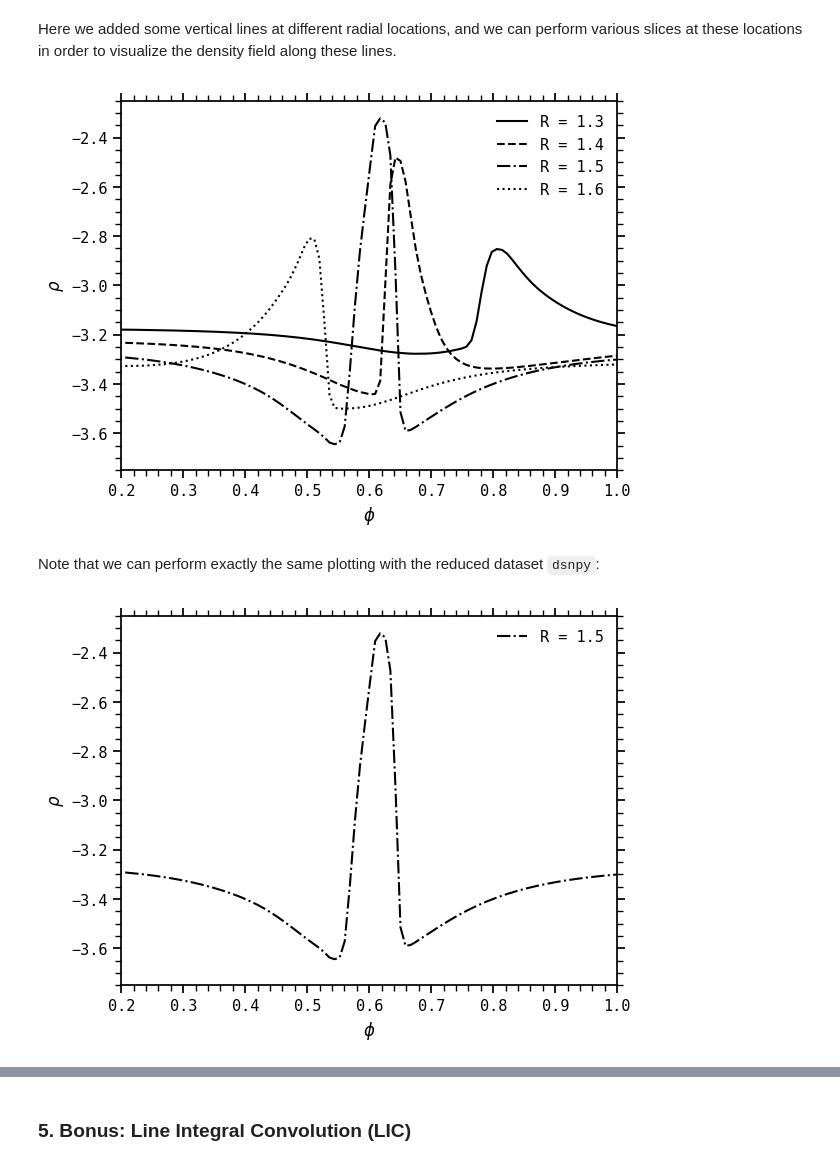
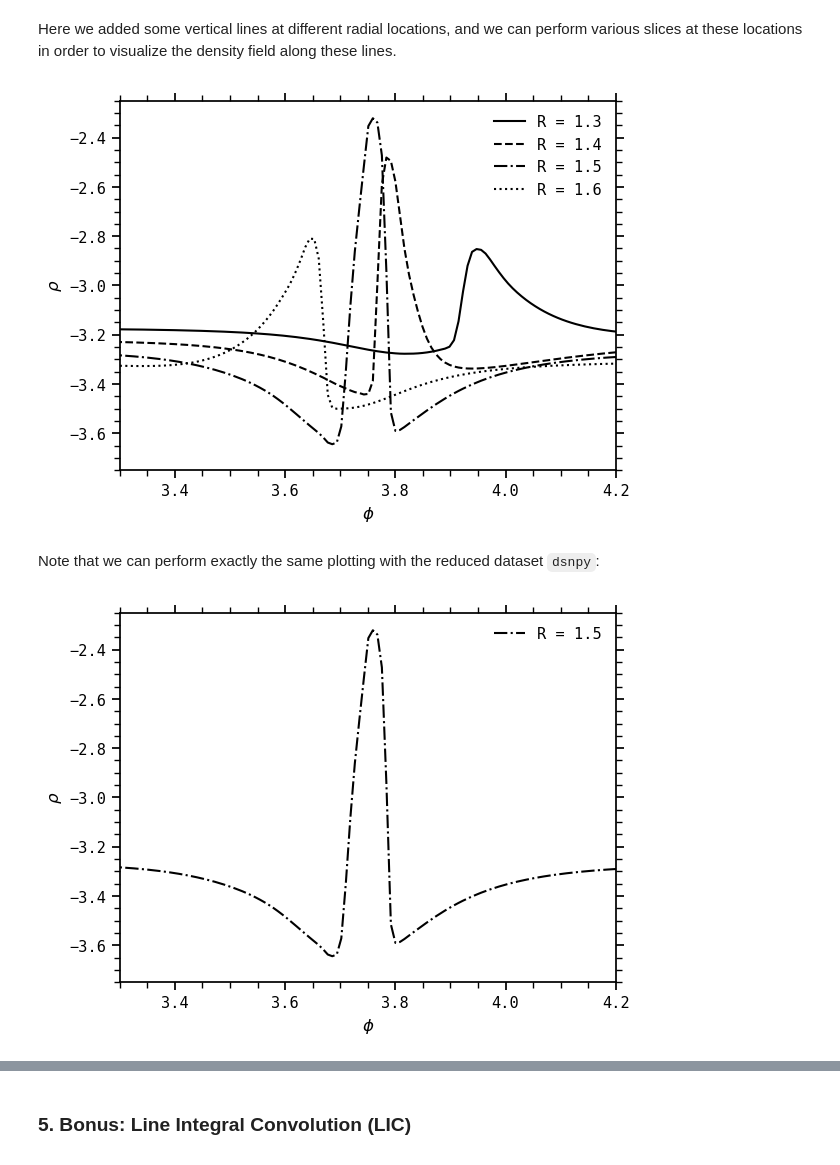
Before and after one commit to idefix-code/idefix-days, a Jupyter notebook: tutorials/viz/nonos/Intro_to_nonos.ipynb, the cells around one changed output, grey strips where cells are left out. Saved outputs shown, nothing was run; the diff lists cells and outputs as text; code cells hidden in the pictures.

```diff
--- a/tutorials/viz/nonos/Intro_to_nonos.ipynb
+++ b/tutorials/viz/nonos/Intro_to_nonos.ipynb
@@ -229,22 +229,22 @@ Here we added some vertical lines at different radial locations, and we can perf
 # %%
 fig, ax = plt.subplots()
 for rad, lsi in zip(np.linspace(1.3, 1.6, 4), ["-", "--", "-.", ":"]):
     ds["RHO"].radial_at_r(rad).map("phi").plot(
         fig, ax, log=True, title=r"$\rho$", c="k", ls=lsi, label=f"R = {rad:.1f}"
     )
-ax.set(xlim=(0.2, 1), ylim=(-3.75, -2.25), xlabel=r"$\phi$")
+ax.set(xlim=(3.3, 4.2), ylim=(-3.75, -2.25), xlabel=r"$\phi$")
 plt.legend(frameon=False)
 plt.show()
 # %% [output]
-[figure, old version]
+[figure, new version]
 # %% [markdown]
 Note that we can perform exactly the same plotting with the reduced dataset `dsnpy`:
 # %%
 fig, ax = plt.subplots()
 # using this time the reduced dataset saved previously
 dsnpy["RHO"].map("phi").plot(fig, ax, log=True, title=r"$\rho$", c="k", ls="-.", label=f"R = {radnpy:.1f}")
-ax.set(xlim=(0.2, 1), ylim=(-3.75, -2.25), xlabel=r"$\phi$")
+ax.set(xlim=(3.3, 4.2), ylim=(-3.75, -2.25), xlabel=r"$\phi$")
 plt.legend(frameon=False)
 plt.show()
 # %% [output]
-[figure, old version]
+[figure, new version]
```
Also changed, not shown: parts of 6 cells of this notebook, 1 other file.
